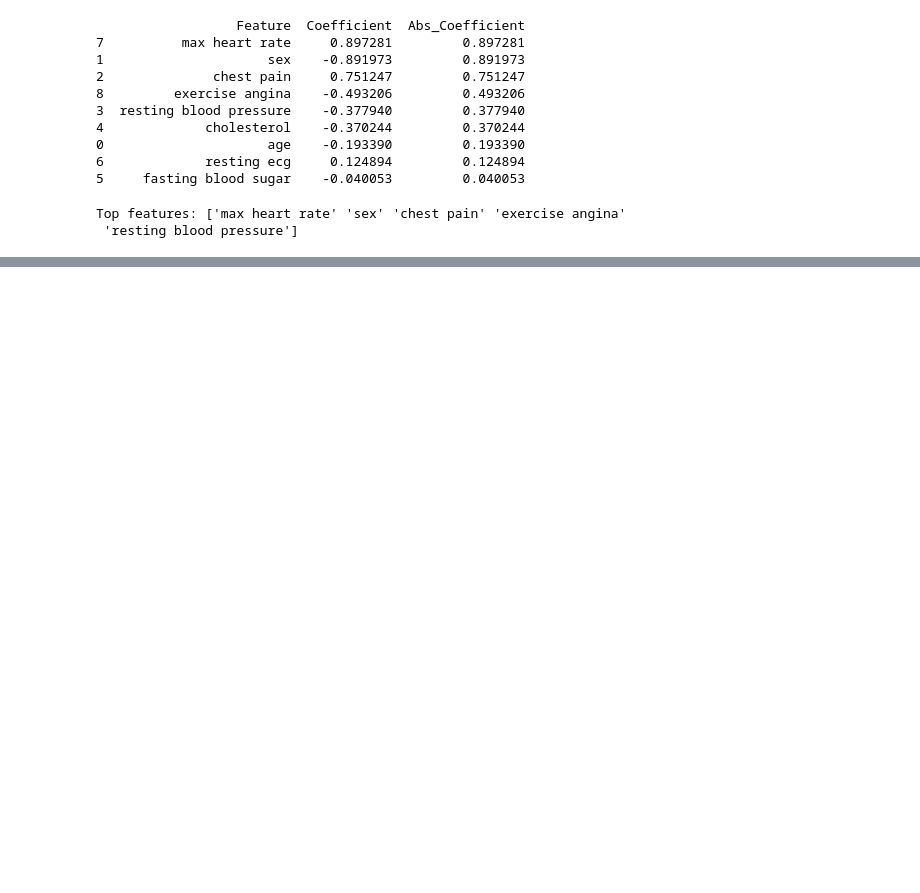
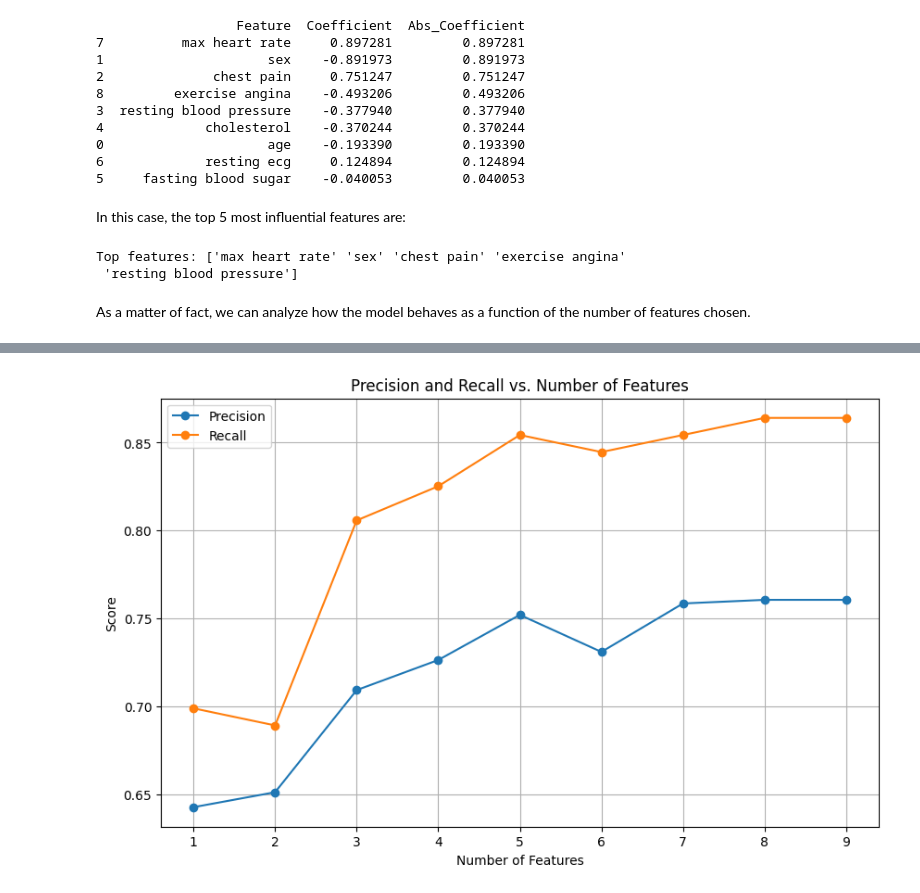
Before and after one commit to 14Smits/Heart-disease-risk-project, a Jupyter notebook: Regression blood - risk.ipynb, the cells around one changed output, grey strips where cells are left out. Drawn from its saved outputs; the diff is of its cells as text; code cells hidden in the pictures; blank space fills up the shorter version.

```diff
--- a/Regression blood - risk.ipynb
+++ b/Regression blood - risk.ipynb
@@ -142,6 +181,8 @@ print(coefficients_df.head(10))
 0                     age    -0.193390         0.193390
 6             resting ecg     0.124894         0.124894
 5     fasting blood sugar    -0.040053         0.040053
+# %% [markdown]
+In this case, the top 5 most influential features are:
 # %%
 TOP=5
 top_features = coefficients_df['Feature'].head(TOP).values
@@ -149,34 +190,62 @@ print("Top features:", top_features)
 # %% [output]
 Top features: ['max heart rate' 'sex' 'chest pain' 'exercise angina'
  'resting blood pressure']
+# %% [markdown]
+As a matter of fact, we can analyze how the model behaves as a function of the number of features chosen.
 # %%
-TOP = 5  # Set the number of top features you want to use
-top_features = coefficients_df['Feature'].head(TOP).values
-print("Top features:", top_features)
+coefficients = model.coef_[0]
+feature_names = X.columns
 
-# Subset the data to include only the top X features
-X_top = df[top_features]
-X_top_scaled = scaler.fit_transform(X_top)
+# Create a DataFrame to hold the coefficients
+coefficients_df = pd.DataFrame({
+    'Feature': feature_names,
+    'Coefficient': coefficients
+})
 
-# Train-test split with the top X features
-X_train_top, X_test_top, y_train, y_test = train_test_split(X_top_scaled, y, test_size=0.2, random_state=42)
+# Sort the coefficients by absolute value to see the most influential features
+coefficients_df['Abs_Coefficient'] = coefficients_df['Coefficient'].abs()
+coefficients_df = coefficients_df.sort_values(by='Abs_Coefficient', ascending=False)
+print(coefficients_df)
 
-# Train the new logistic regression model with top X features
-model_top = LogisticRegression(max_iter=1000)
-model_top.fit(X_train_top, y_train)
+# Iterate over the number of top features and store precision and recall
+precisions = []
+recalls = []
+num_features_list = range(1, len(feature_names) + 1)
 
-# Evaluate the new model
-y_pred_proba_top = model_top.predict_proba(X_test_top)
-threshold = 0.5
-y_pred_top = (y_pred_proba_top[:, 1] > threshold).astype(int)
+for num_features in num_features_list:
+    top_features = coefficients_df['Feature'].head(num_features).values
 
-logloss_top = log_loss(y_test, y_pred_proba_top)
-accuracy_top = accuracy_score(y_test, y_pred_top)
-confusion_mat_top = confusion_matrix(y_test, y_pred_top)
-classification_rep_top = classification_report(y_test, y_pred_top)
+    # Subset the data to include only the top N features
+    X_top = df[top_features]
+    X_top_scaled = scaler.fit_transform(X_top)
 
-print("Log Loss with top features:", logloss_top)
-print("Accuracy with top features:", accuracy_top)
-print("Confusion Matrix with top features:\n", confusion_mat_top)
-print("Classification Report with top features:\n", classification_rep_top)
+    # Train-test split with the top N features
+    X_train_top, X_test_top, y_train, y_test = train_test_split(X_top_scaled, y, test_size=0.2, random_state=42)
+
+    # Train the new logistic regression model with top N features
+    model_top = LogisticRegression(max_iter=1000)
+    model_top.fit(X_train_top, y_train)
+
+    # Predict and evaluate the model
+    y_pred_proba_top = model_top.predict_proba(X_test_top)
+    threshold = 0.5
+    y_pred_top = (y_pred_proba_top[:, 1] > threshold).astype(int)
+
+    # Calculate precision and recall
+    precision_top = precision_score(y_test, y_pred_top)
+    recall_top = recall_score(y_test, y_pred_top)
+
+    precisions.append(precision_top)
+    recalls.append(recall_top)
+
+# Plot precision and recall as a function of the number of features
+plt.figure(figsize=(10, 6))
+plt.plot(num_features_list, precisions, label='Precision', marker='o')
+plt.plot(num_features_list, recalls, label='Recall', marker='o')
+plt.title('Precision and Recall vs. Number of Features')
+plt.xlabel('Number of Features')
+plt.ylabel('Score')
+plt.legend()
+plt.grid(True)
+plt.show()
 # %% [output]
@@ -198,0 +262 @@ weighted avg       0.79      0.79      0.78       205
+[figure, added]
```
Also changed, not shown: parts of 23 cells of this notebook, 3 other files.
